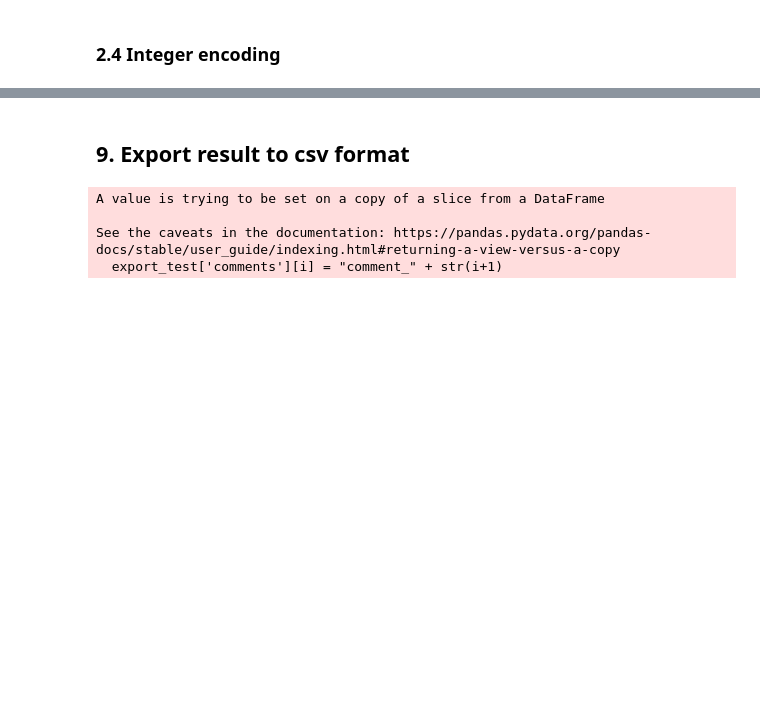
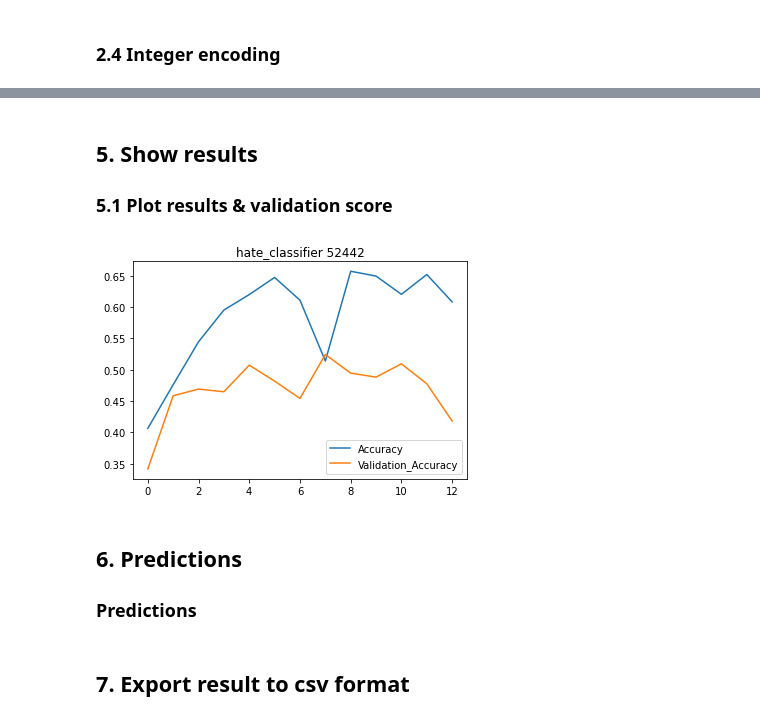
Before and after one commit to c-juhwan/korean-hate-speech-detection, a Jupyter notebook: code.ipynb, the cells around one changed output, grey strips where cells are left out. Drawn from its saved outputs; the diff is of its cells as text; code cells hidden in the pictures; blank space fills up the shorter version.

```diff
--- a/code.ipynb
+++ b/code.ipynb
@@ -148,0 +360,5 @@ for df in dataframes:
+# %%
+model = HATEclassifier(**kargs)
+model.compile(optimizer=tf.keras.optimizers.Adam(1e-4),
+            loss=tf.keras.losses.SparseCategoricalCrossentropy(),
+            metrics=[tf.keras.metrics.SparseCategoricalAccuracy(name='accuracy')])
@@ -148,0 +369,24 @@ for df in dataframes:
+# %%
+#from tensorflow.python.ops.math_ops import reduce_prod
+from tensorflow.math import reduce_prod
+
+earlystop_callback = tf.keras.callbacks.EarlyStopping(monitor='val_accuracy', min_delta=1e-4, patience=5)
+
+checkpoint_path = DATA_PATH + model_name + '/weights.h5'
+checkpoint_dir = os.path.dirname(checkpoint_path)
+
+if os.path.exists(checkpoint_dir):
+    pass
+else:
+    os.makedirs(checkpoint_dir, exist_ok=True)
+
+checkpoint_callback = tf.keras.callbacks.ModelCheckpoint(checkpoint_path, monitor='val_accuracy', verbose=1, save_best_only=True, save_weights_only=True)
+
+labels['train'] = np.asarray(labels['train']).astype(np.int8)
+labels['validation'] = np.asarray(labels['validation']).astype(np.int8)
+
+history = model.fit(inputs['train'], labels['train'], batch_size=BATCH_SIZE, epochs=NUM_EPOCHS,
+                    validation_data=(inputs['validation'], labels['validation']),
+                    callbacks=[earlystop_callback, checkpoint_callback])
+
+model.summary()
@@ -148,0 +411,24 @@ for df in dataframes:
+# %% [markdown]
+## 5. Show results
+
+### 5.1 Plot results & validation score
+# %%
+import matplotlib.pyplot as plt
+
+score = np.max(history.history['val_accuracy'])
+score = np.round(score, 5)
+score = str(score)
+score = score[2:]
+
+plt.plot(history.history['accuracy'], label = "Accuracy")
+plt.plot(history.history['val_accuracy'], label="Validation_Accuracy")
+
+plt.title(kargs['model_name'] + " " + score)
+plt.legend()
+plt.show()
+# %% [output]
+[figure, added]
+# %% [markdown]
+## 6. Predictions
+
+### Predictions
@@ -149,2 +438,2 @@ for df in dataframes:
 # %% [markdown]
-## 9. Export result to csv format
+## 7. Export result to csv format
@@ -157,12 +439,0 @@ for i in range(0, result.shape[0]):
-# %%
-export_test['label'] = result
-
-for i in range(0, result.shape[0]):
-    export_test['comments'][i] = "comment_" + str(i+1)
-
-export_test.to_csv('./export.csv', sep=',', index=False)
-# %% [output]
-A value is trying to be set on a copy of a slice from a DataFrame
-
-See the caveats in the documentation: https://pandas.pydata.org/pandas-docs/stable/user_guide/indexing.html#returning-a-view-versus-a-copy
-  export_test['comments'][i] = "comment_" + str(i+1)
```
Also changed, not shown: parts of 34 cells of this notebook, 13 other files.
